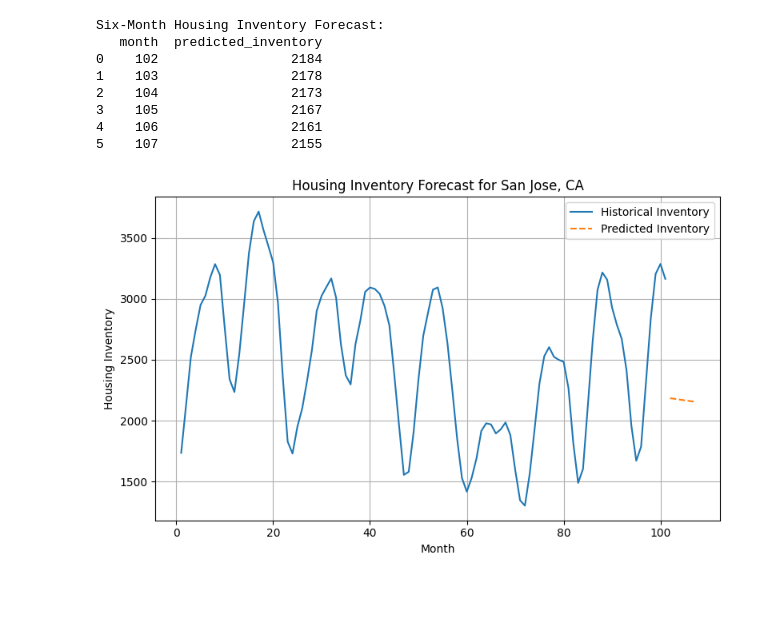
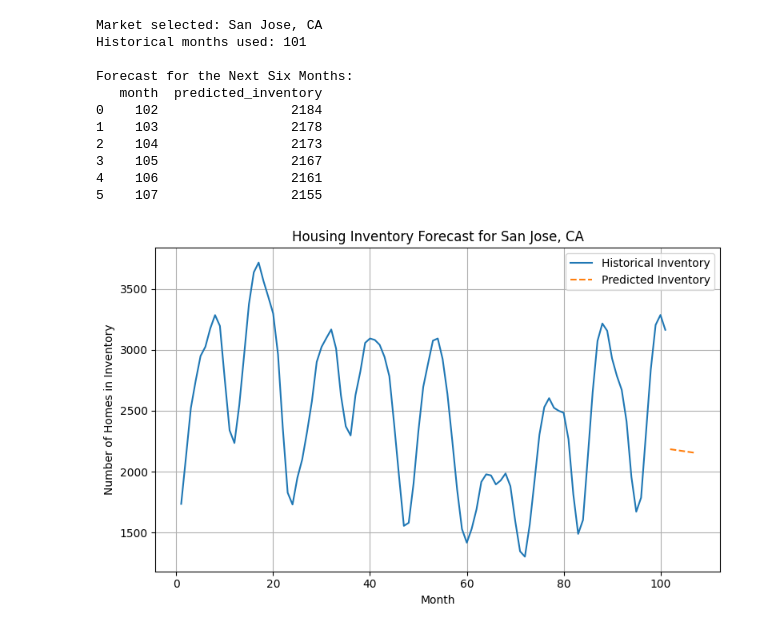
Before and after one commit to Trangnguyen1402/AAI2025, a Jupyter notebook: forecasting_sales.ipynb, the cells around one changed output. Saved outputs shown, nothing was run; the diff lists cells and outputs as text; code cells hidden in the pictures; blank space fills up the shorter version.

```diff
--- a/forecasting_sales.ipynb
+++ b/forecasting_sales.ipynb
@@ -21,13 +21,19 @@ region_data = df[
     df["RegionName"] == selected_region
 ]
 
-# Identify the monthly columns
+# Check whether the selected market exists
+if region_data.empty:
+    raise ValueError(
+        f"{selected_region} was not found in the dataset."
+    )
+
+# Identify monthly date columns
 date_columns = [
     column for column in df.columns
     if column[:4].isdigit() and column[4] == "-"
 ]
 
-# Convert Zillow's wide format into monthly format
+# Convert Zillow data from wide format to monthly format
 monthly_data = region_data[date_columns].iloc[0]
 
 monthly_data = monthly_data.reset_index()
@@ -52,15 +58,22 @@ monthly_data["month"] = range(
     len(monthly_data) + 1
 )
 
+print(f"Market selected: {selected_region}")
+print(
+    f"Historical months used: "
+    f"{len(monthly_data)}"
+)
+
 # Features and target
+# Inventory is used as a housing-demand market indicator.
 X = monthly_data[["month"]]
 y = monthly_data["inventory"]
 
-# Train the model
+# Train the linear regression model
 model = LinearRegression()
 model.fit(X, y)
 
-# Predict the next 6 months
+# Predict the next six months
 last_month = max(monthly_data["month"])
 
 future_months = pd.DataFrame({
@@ -74,16 +87,16 @@ predictions = model.predict(
     future_months[["month"]]
 )
 
-# Make sure predictions are not negative
+# Inventory cannot be negative
 predictions = predictions.clip(min=0)
 
-# Display predictions
+# Create forecast results
 forecast = pd.DataFrame({
     "month": future_months["month"],
     "predicted_inventory": predictions.round().astype(int)
 })
 
-print("Six-Month Housing Inventory Forecast:")
+print("\nForecast for the Next Six Months:")
 print(forecast)
 
 # Plot historical and predicted inventory
@@ -99,36 +112,70 @@ plt.plot(
     future_months["month"],
     predictions,
     label="Predicted Inventory",
     linestyle="--"
 )
 
 plt.xlabel("Month")
-plt.ylabel("Housing Inventory")
+plt.ylabel("Number of Homes in Inventory")
+
 plt.title(
     f"Housing Inventory Forecast for {selected_region}"
 )
 
 plt.legend()
 plt.grid(True)
 plt.tight_layout()
 
-# Save the chart
-plt.savefig("housing_inventory_forecast.png")
+# Save the visualization
+plt.savefig(
+    "housing_inventory_forecast.png"
+)
 
 plt.show()
 
-# Save predictions to a CSV file
+# Save the forecast results
 forecast.to_csv(
     "housing_inventory_forecast.csv",
     index=False
 )
+
+# Assumptions and challenges
+print("\nAssumptions and Limitations:")
+print(
+    "- Inventory is used as a housing-market indicator "
+    "related to demand."
+)
+print(
+    "- The model assumes past inventory trends will continue "
+    "during the next six months."
+)
+print(
+    "- The model does not include interest rates, home prices, "
+    "seasonality, or economic conditions."
+)
+
+# Possible improvements
+print("\nPossible Improvements:")
+print(
+    "- Add sales, new listings, prices, and interest rates "
+    "as additional features."
+)
+print(
+    "- Use seasonal forecasting methods such as ARIMA or Prophet."
+)
+print(
+    "- Forecast several housing markets and compare their results."
+)
 # %% [output]
-Six-Month Housing Inventory Forecast:
+Market selected: San Jose, CA
+Historical months used: 101
+
+Forecast for the Next Six Months:
    month  predicted_inventory
 0    102                 2184
 1    103                 2178
 2    104                 2173
 3    105                 2167
 4    106                 2161
 5    107                 2155
-[figure, old version]
+[figure, new version]
```
Also changed, not shown: parts of 1 cell of this notebook.
